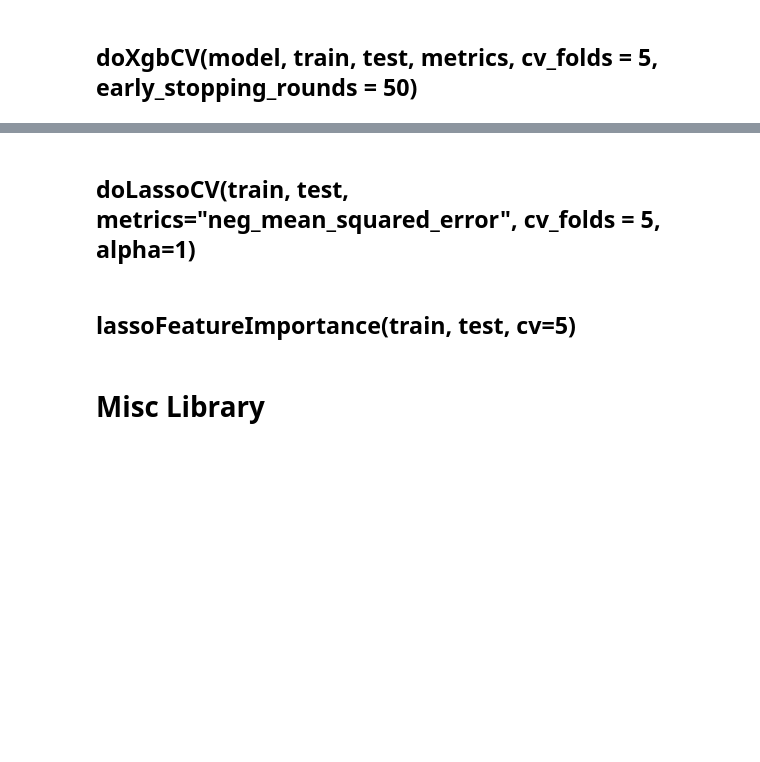
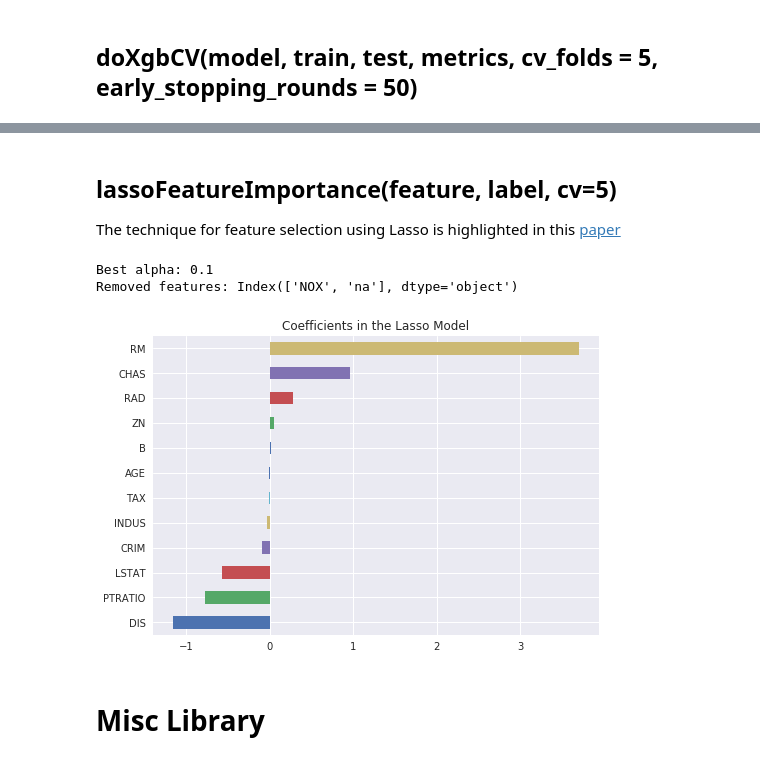
Before and after one commit to heartnetkung/hnk-dskit, a Jupyter notebook: boilerplate.ipynb, the cells around one changed output, grey strips where cells are left out. Saved outputs shown, nothing was run; the diff lists cells and outputs as text; code cells hidden in the pictures; blank space fills up the shorter version.

```diff
--- a/boilerplate.ipynb
+++ b/boilerplate.ipynb
@@ -1,4 +1,4 @@
 # %% [markdown]
 # RUN MODE
 # %%
-DEV_MODE = True
+DEV_MODE = False
@@ -180,5 +206,3 @@ def doSklearnCV(
     return (rmse, model)
-# %% [markdown]
-## doLassoCV(train, test, metrics="neg_mean_squared_error", cv_folds = 5, alpha=1)
 # %%
 def doLassoCV(
@@ -188,18 +212,23 @@ def doLassoCV(
-# %% [markdown]
-## lassoFeatureImportance(train, test,  cv=5)
+# %% [markdown]
+## lassoFeatureImportance(feature, label,  cv=5)
+The technique for feature selection using Lasso is highlighted in this [paper](https://beta.vu.nl/nl/Images/werkstuk-fonti_tcm235-836234.pdf)
 # %%
-def lassoFeatureImportance(train, test, cv=5):
+def lassoFeatureImportance(feature, label, cv=5):
     model = LassoCV(alphas=[1, 0.1, 0.001, 0.0005], cv=cv)
-    model.fit(train, test)
-    coef = pd.Series(model.coef_, index=train.columns)
+    model.fit(feature, label)
+    coef = pd.Series(model.coef_, index=feature.columns)
     print('Best alpha:', model.alpha_)
     print('Removed features:', coef[coef == 0].index)
     coef[coef != 0].sort_values().plot(kind="barh")
     plt.title("Coefficients in the Lasso Model")
 
 
 if DEV_MODE:
     ignore = lassoFeatureImportance(boston_df.fillna(0), boston.target)
+# %% [output]
+Best alpha: 0.1
+Removed features: Index(['NOX', 'na'], dtype='object')
+[figure, added]
 # %% [markdown]
 # Misc Library
 # %% [markdown]
```
Also changed, not shown: parts of 19 cells of this notebook, 2 other files.
